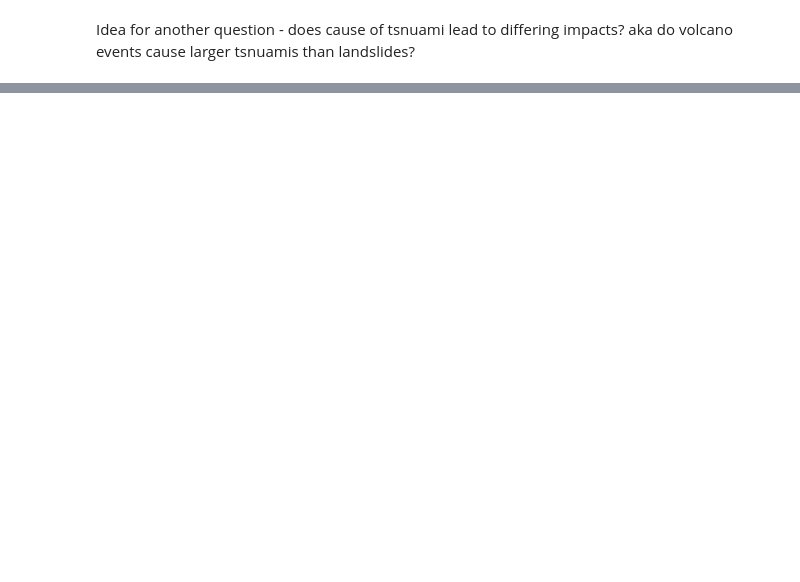
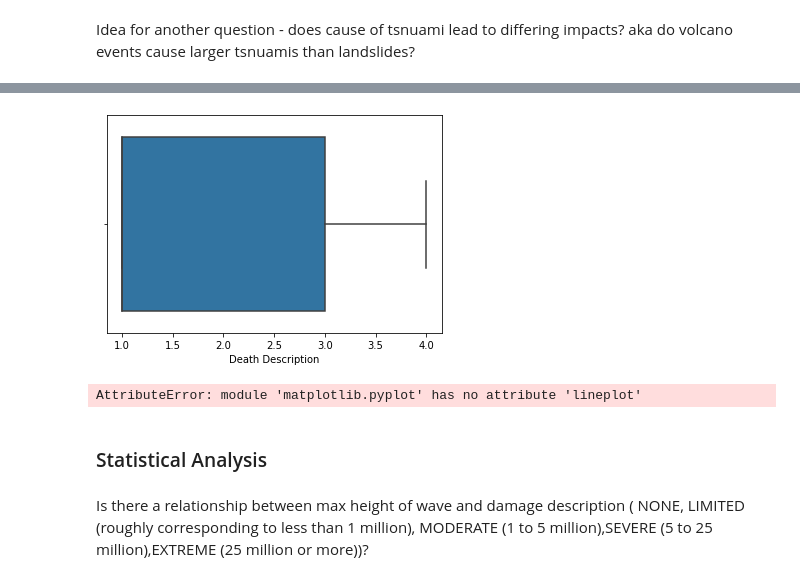
Before and after one commit to gbugieda/midtem-367-datascience, a Jupyter notebook: Messy-Tsunami-Impact.ipynb, the cells around one changed output, grey strips where cells are left out. Cells and saved outputs as stored; diff of their text form; code cells hidden in the pictures; blank space fills up the shorter version.

```diff
--- a/Messy-Tsunami-Impact.ipynb
+++ b/Messy-Tsunami-Impact.ipynb
@@ -227,0 +231,14 @@ t_df.head()
+# %%
+ax = sns.boxplot(x=df['Death Description'])
+a
+# %% [output]
+[figure, added]
+# %%
+plt.(df['Damage $Mil'])
+# %% [output]
+AttributeError: module 'matplotlib.pyplot' has no attribute 'lineplot'
+# %% [markdown]
+### Statistical Analysis
+# %% [markdown]
+Is there a relationship between max height of wave and damage description (
+NONE, LIMITED (roughly corresponding to less than 1 million), MODERATE (1 to 5 million),SEVERE (5 to 25 million),EXTREME (25 million or more))?
```
Also changed, not shown: parts of 7 cells of this notebook, 1 other file.
